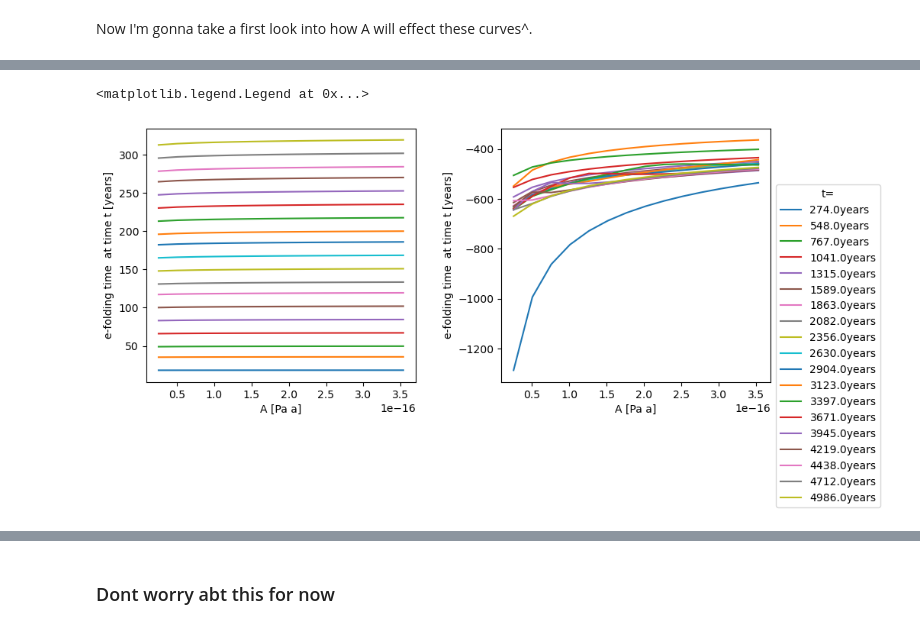
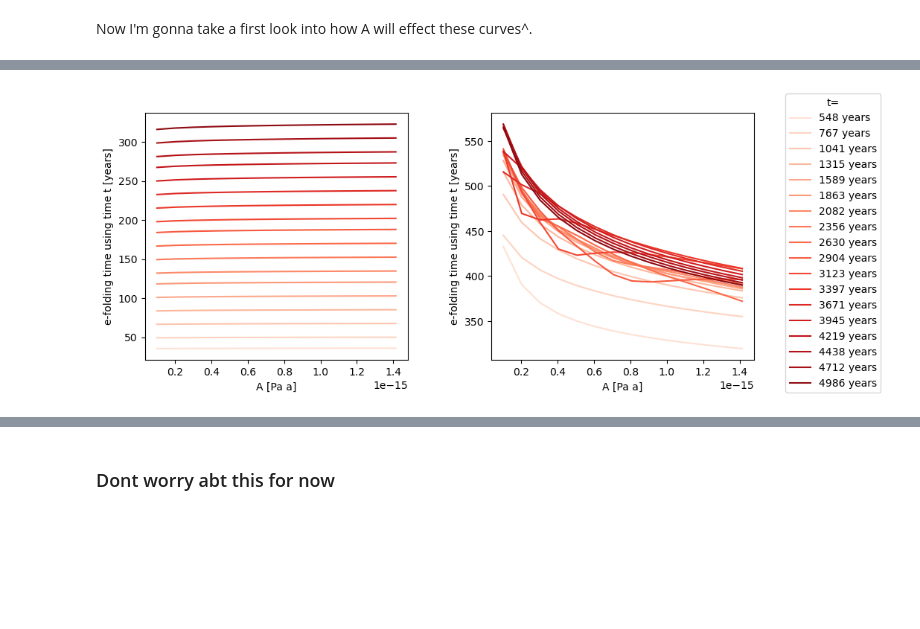
Before and after one commit to JGCAITLIN/glaciology, a Jupyter notebook: final_proj/glac23_final_proj.ipynb, the cells around one changed output, grey strips where cells are left out. Drawn from its saved outputs; the diff is of its cells as text; code cells hidden in the pictures; blank space fills up the shorter version.

```diff
--- a/final_proj/glac23_final_proj.ipynb
+++ b/final_proj/glac23_final_proj.ipynb
@@ -181,7 +196,7 @@ Now I'm gonna take a first look into how A will effect these curves^.
 ##collecting the data##
 
 #parameters for model
-Amax    = 5 * (24*10**(-25)*60*60*24*365.4) #setting upper limit of A, value in parentheses is the 'typical' A value
+Amax    = 20 * (24*10**(-25)*60*60*24*365.4) #setting upper limit of A, value in parentheses is the 'typical' A value
 A_range = np.arange(0, Amax, Amax/15)       #making array of A values from zero to Amax
 dt      = 2/365                             #2 day length time step
 time_tot= 5000                              #total time [years]
@@ -297,3 +316,12 @@ def efolding_rng(t, var, samp_num):
     T_e           = sample_times_nn / np.log(vart_div_varo)
 
     return sample_times_nn, T_e
+# %%
+fig, ax = plt.subplots(1, 1, figsize=(10, 6))
+
+ax.scatter(time_ice[2:], np.abs(Te_ices[2:, 8]), color='mediumvioletred', label='z')
+ax.scatter(time_delz[2:], np.abs(Te_delzs[2:, 8]), color='saddlebrown', label='\u0394 z')
+ax.set_xlabel('t [years]', fontsize=12)
+ax.set_ylabel('e-folding time [years]', fontsize=12)
+ax.legend(title='calculated using:')
+plt.savefig('efold_z_vs_delz.png', transparent=True);
@@ -300,9 +330,10 @@ def efolding_rng(t, var, samp_num):
 # %%
-fig, axs = plt.subplots(1, 2, figsize=(10, 7))
+fig, axs = plt.subplots(1, 2, figsize=(10, 6))
 fig.tight_layout(pad=5.0)
 
-Te_ices = np.zeros((20, len(A_range)-1)) #[number of sampling points, A value]
+Te_ices = np.zeros((20, len(A_range)-1))
 Te_delzs= np.zeros((20, len(A_range)-1))
+counter = 0
 
 for i in range(1, len(A_range)):
     time = short_time[i, :]
@@ -311,17 +342,19 @@ for i in range(1, len(A_range)):
     time_ice, Te_ices[:, i-1]   = efolding_rng(time, idiv, 20)
     time_delz, Te_delzs[:, i-1] = efolding_rng(time, dlx, 20)
 
-    axs[0].scatter(time_ice, Te_ices[:, i-1], label='%.2E' % Decimal(A_range[i]), s=10)
-    axs[1].scatter(time_delz, Te_delzs[:, i-1], label='%.2E' % Decimal(A_range[i]))
+    axs[0].scatter(time_ice, np.abs(Te_ices[:, i-1]), label='%.2E' % Decimal(A_range[i]), s=10, color=A_cmap(counter))
+    axs[1].plot(time_delz, np.abs(Te_delzs[:, i-1]), label='%.2E' % Decimal(A_range[i]), color=A_cmap(counter))
+
+    counter += 10
 
 
 
-axs[0].set_xlabel('time [yrs]')
+axs[0].set_xlabel('t [years]')
 axs[0].set_ylabel('e-folding time')
 axs[0].set_title('e-folding times for thickness at the ice divide')
 
 axs[1].legend(bbox_to_anchor=(1, 0.8), title='A [Pa a]', ncols=1)
-axs[1].set_xlabel('time [yrs]')
+axs[1].set_xlabel('t [years]')
 axs[1].set_ylabel('e-folding time')
 axs[1].set_title('e-folding times for \u0394 z');
 # %% [output]
@@ -336,16 +396,19 @@ array([2.52564480e-17, 5.05128960e-17, 7.57693440e-17, 1.01025792e-16,
 # %%
 fig, axs = plt.subplots(1, 2, figsize=(10, 5))
 fig.tight_layout(pad=5.0)
 
-for i in range(1, len(time_ice)):
-    axs[0].plot(A_range[1:], Te_ices[i, :], label=str(round(time_ice[i], 0))+'years')
-    axs[1].plot(A_range[1:], Te_delzs[i, :], label=str(round(time_ice[i], 0))+'years')#[number of sampling points, A value]
+time_cmap = cm.get_cmap('Reds', 128) #making color map object to use for distiguishing various t values
+counter  = 15
+
+for i in range(2, len(time_ice)):
+    axs[0].plot(A_range[1:], Te_ices[i, :], label=str(round(time_ice[i]))+' years', color=time_cmap(counter))
+    axs[1].plot(A_range[1:], np.abs(Te_delzs[i, :]), label=str(round(time_ice[i]))+' years', color=time_cmap(counter))
+    counter += 6
 
 for ax in axs:
     ax.set_xlabel('A [Pa a]')
-    ax.set_ylabel('e-folding time  at time t [years]')
+    ax.set_ylabel('e-folding time using time t [years]')
 
-axs[1].legend(bbox_to_anchor=(1, 0.8), title = 't=', ncols=1)
+axs[1].legend(bbox_to_anchor=(1.1, 1.1), title = 't=', ncols=1);
 # %% [output]
-<matplotlib.legend.Legend at 0x...>
-[figure, old version]
+[figure, new version]
```
Also changed, not shown: parts of 23 cells of this notebook.
